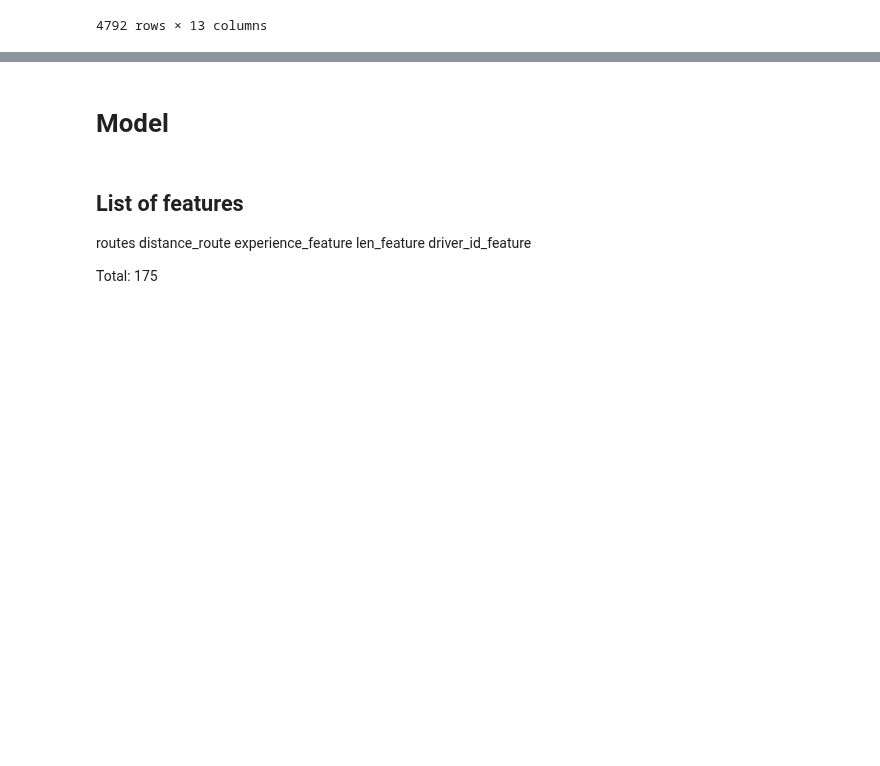
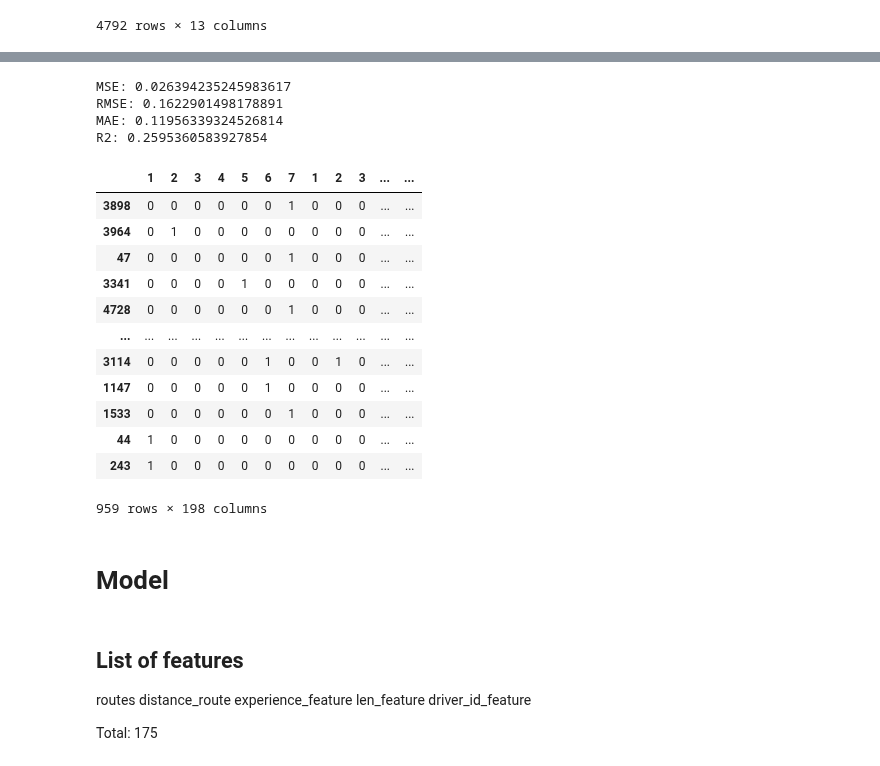
Before and after one commit to anna1904/RouteClassification, a Jupyter notebook: score_prediction.ipynb, the cells around one changed output, grey strips where cells are left out. Cells and saved outputs as stored; diff of their text form; code cells hidden in the pictures; blank space fills up the shorter version.

```diff
--- a/score_prediction.ipynb
+++ b/score_prediction.ipynb
@@ -610,3 +590,75 @@ array([[0, 0, 0, 0, 0, 0, 0],
+# %%
+from sklearn.ensemble import RandomForestRegressor
+from sklearn.model_selection import KFold, train_test_split
+from sklearn.metrics import mean_squared_error, mean_absolute_error, r2_score
+import numpy as np
+import pandas as pd
+
+# Assuming final_routes dataframe and relevant imports are available
+o_test_df = final_routes[['driver_id_sorted', 'day_of_week_encoded', 'score']]
+o_day_of = pd.get_dummies(o_test_df['day_of_week_encoded'])
+o_driver = pd.get_dummies(o_test_df['driver_id_sorted'])
+o_y = o_test_df['score']
+o_train_df = pd.concat([o_day_of, o_driver], axis=1).astype(int)
+
+kf = KFold(n_splits=10)  # 5-fold cross-validation
+
+mse_list = []
+rmse_list = []
+mae_list = []
+r2_list = []
+
+for train_index, test_index in kf.split(o_train_df):
+    o_x_train, o_x_test = o_train_df.iloc[train_index], o_train_df.iloc[test_index]
+    o_y_train, o_y_test = o_y.iloc[train_index], o_y.iloc[test_index]
+
+    model = RandomForestRegressor()
+    model.fit(o_x_train, o_y_train)
+
+    y_pred = model.predict(o_x_test)
+    y_true = o_y_test
+
+    mse = mean_squared_error(y_true, y_pred)
+    rmse = np.sqrt(mse)
+    mae = mean_absolute_error(y_true, y_pred)
+    r2 = r2_score(y_true, y_pred)
+
+    mse_list.append(mse)
+    rmse_list.append(rmse)
+    mae_list.append(mae)
+    r2_list.append(r2)
+
+# Average metrics across all folds
+mean_mse = np.mean(mse_list)
+mean_rmse = np.mean(rmse_list)
+mean_mae = np.mean(mae_list)
+mean_r2 = np.mean(r2_list)
+
+print(f"MSE: {mean_mse}")
+print(f"RMSE: {mean_rmse}")
+print(f"MAE: {mean_mae}")
+print(f"R2: {mean_r2}")
+# %% [output]
+MSE: 0.026394235245983617
+RMSE: 0.1622901498178891
+MAE: 0.11956339324526814
+R2: 0.2595360583927854
+# %%
+o_x_test
+# %% [output]
+|  | 1 | 2 | 3 | 4 | 5 | 6 | 7 | 1 | 2 | 3 | ... | ... |
+| 3898 | 0 | 0 | 0 | 0 | 0 | 0 | 1 | 0 | 0 | 0 | ... | ... |
+| 3964 | 0 | 1 | 0 | 0 | 0 | 0 | 0 | 0 | 0 | 0 | ... | ... |
+| 47 | 0 | 0 | 0 | 0 | 0 | 0 | 1 | 0 | 0 | 0 | ... | ... |
+| 3341 | 0 | 0 | 0 | 0 | 1 | 0 | 0 | 0 | 0 | 0 | ... | ... |
+| 4728 | 0 | 0 | 0 | 0 | 0 | 0 | 1 | 0 | 0 | 0 | ... | ... |
+| ... | ... | ... | ... | ... | ... | ... | ... | ... | ... | ... | ... | ... |
+| 3114 | 0 | 0 | 0 | 0 | 0 | 1 | 0 | 0 | 1 | 0 | ... | ... |
+| 1147 | 0 | 0 | 0 | 0 | 0 | 1 | 0 | 0 | 0 | 0 | ... | ... |
+| 1533 | 0 | 0 | 0 | 0 | 0 | 0 | 1 | 0 | 0 | 0 | ... | ... |
+| 44 | 1 | 0 | 0 | 0 | 0 | 0 | 0 | 0 | 0 | 0 | ... | ... |
+| 243 | 1 | 0 | 0 | 0 | 0 | 0 | 0 | 0 | 0 | 0 | ... | ... |
+959 rows × 198 columns
 # %%
 # unique_days = final_routes['day_of_week'].unique()
 # day_of_week_encoded = pd.get_dummies(final_routes['day_of_week'], prefix='day_of_week')
```
Also changed, not shown: parts of 3 cells of this notebook.
